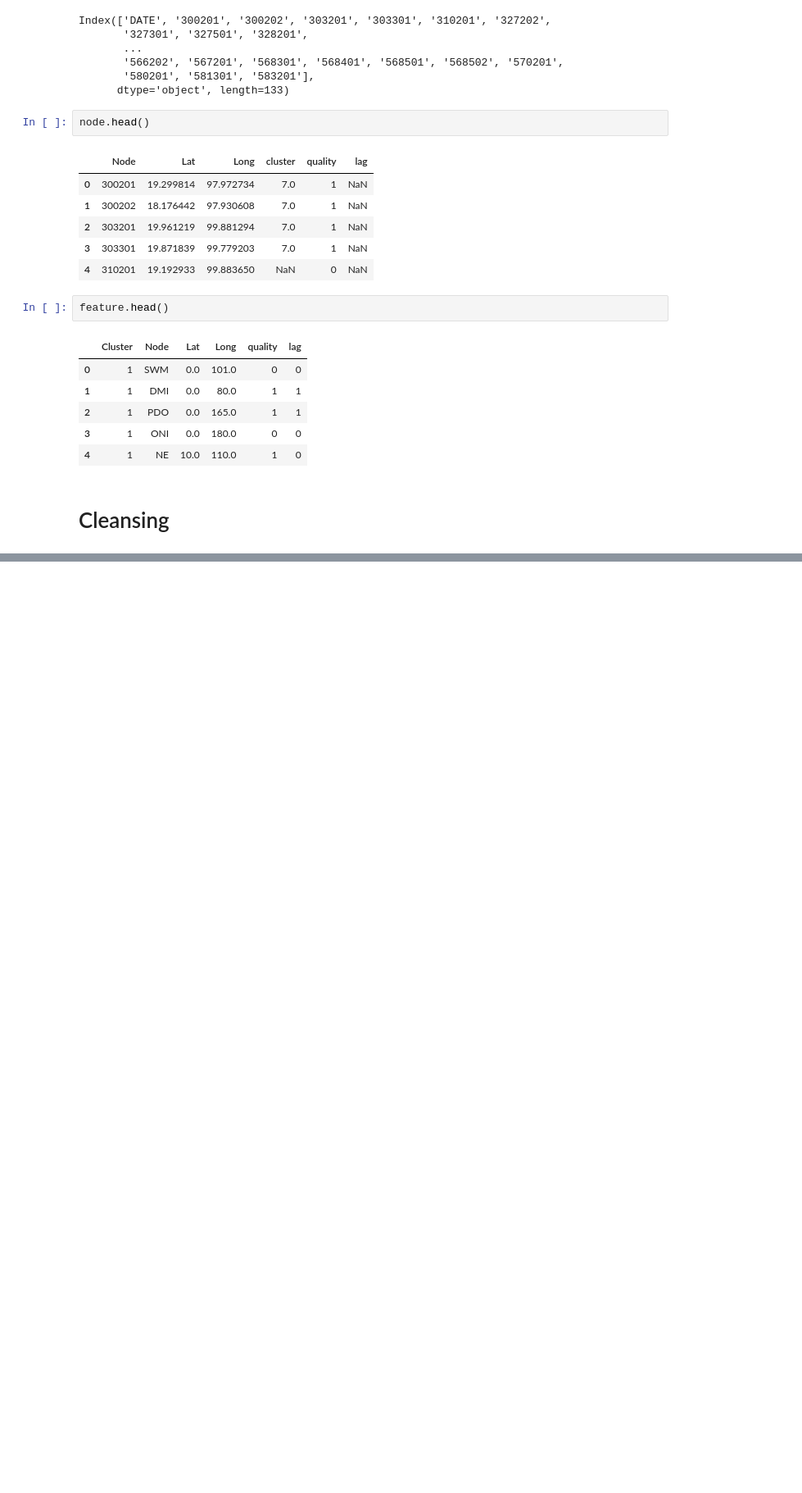
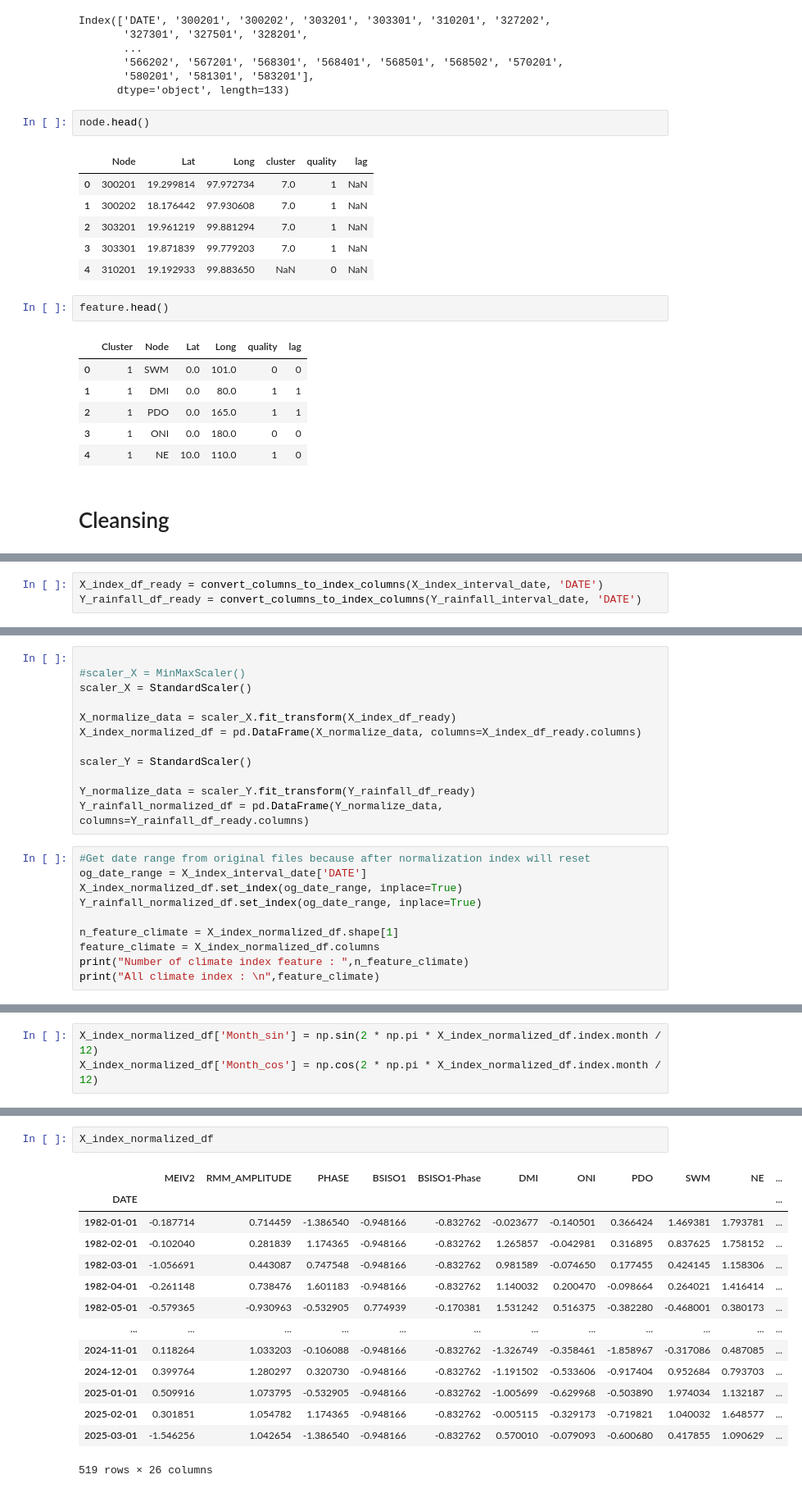
Before and after one commit to TKhahahah/Data_Mining_FinalProject, a Jupyter notebook: DTM_PJ1.ipynb, the cells around one changed output, grey strips where cells are left out. Shown at 82% size. Saved outputs shown, nothing was run; the diff lists cells and outputs as text; blank space fills up the shorter version.

```diff
--- a/DTM_PJ1.ipynb
+++ b/DTM_PJ1.ipynb
@@ -76,0 +260,3 @@ feature.head()
+# %%
+X_index_df_ready = convert_columns_to_index_columns(X_index_interval_date, 'DATE')
+Y_rainfall_df_ready = convert_columns_to_index_columns(Y_rainfall_interval_date, 'DATE')
@@ -76,0 +269,22 @@ feature.head()
+# %%
+
+#scaler_X = MinMaxScaler()
+scaler_X = StandardScaler()
+
+X_normalize_data = scaler_X.fit_transform(X_index_df_ready)
+X_index_normalized_df = pd.DataFrame(X_normalize_data, columns=X_index_df_ready.columns)
+
+scaler_Y = StandardScaler()
+
+Y_normalize_data = scaler_Y.fit_transform(Y_rainfall_df_ready)
+Y_rainfall_normalized_df = pd.DataFrame(Y_normalize_data, columns=Y_rainfall_df_ready.columns)
+# %%
+#Get date range from original files because after normalization index will reset
+og_date_range = X_index_interval_date['DATE']
+X_index_normalized_df.set_index(og_date_range, inplace=True)
+Y_rainfall_normalized_df.set_index(og_date_range, inplace=True)
+
+n_feature_climate = X_index_normalized_df.shape[1]
+feature_climate = X_index_normalized_df.columns
+print("Number of climate index feature : ",n_feature_climate)
+print("All climate index : \n",feature_climate)
@@ -76,0 +300,3 @@ feature.head()
+# %%
+X_index_normalized_df['Month_sin'] = np.sin(2 * np.pi * X_index_normalized_df.index.month / 12)
+X_index_normalized_df['Month_cos'] = np.cos(2 * np.pi * X_index_normalized_df.index.month / 12)
@@ -76,0 +344,17 @@ feature.head()
+# %%
+X_index_normalized_df
+# %% [output]
+|  | MEIV2 | RMM_AMPLITUDE | PHASE | BSISO1 | BSISO1-Phase | DMI | ONI | PDO | SWM | NE | ... |
+| DATE |  |  |  |  |  |  |  |  |  |  | ... |
+| 1982-01-01 | -0.187714 | 0.714459 | -1.386540 | -0.948166 | -0.832762 | -0.023677 | -0.140501 | 0.366424 | 1.469381 | 1.793781 | ... |
+| 1982-02-01 | -0.102040 | 0.281839 | 1.174365 | -0.948166 | -0.832762 | 1.265857 | -0.042981 | 0.316895 | 0.837625 | 1.758152 | ... |
+| 1982-03-01 | -1.056691 | 0.443087 | 0.747548 | -0.948166 | -0.832762 | 0.981589 | -0.074650 | 0.177455 | 0.424145 | 1.158306 | ... |
+| 1982-04-01 | -0.261148 | 0.738476 | 1.601183 | -0.948166 | -0.832762 | 1.140032 | 0.200470 | -0.098664 | 0.264021 | 1.416414 | ... |
+| 1982-05-01 | -0.579365 | -0.930963 | -0.532905 | 0.774939 | -0.170381 | 1.531242 | 0.516375 | -0.382280 | -0.468001 | 0.380173 | ... |
+| ... | ... | ... | ... | ... | ... | ... | ... | ... | ... | ... | ... |
+| 2024-11-01 | 0.118264 | 1.033203 | -0.106088 | -0.948166 | -0.832762 | -1.326749 | -0.358461 | -1.858967 | -0.317086 | 0.487085 | ... |
+| 2024-12-01 | 0.399764 | 1.280297 | 0.320730 | -0.948166 | -0.832762 | -1.191502 | -0.533606 | -0.917404 | 0.952684 | 0.793703 | ... |
+| 2025-01-01 | 0.509916 | 1.073795 | -0.532905 | -0.948166 | -0.832762 | -1.005699 | -0.629968 | -0.503890 | 1.974034 | 1.132187 | ... |
+| 2025-02-01 | 0.301851 | 1.054782 | 1.174365 | -0.948166 | -0.832762 | -0.005115 | -0.329173 | -0.719821 | 1.040032 | 1.648577 | ... |
+| 2025-03-01 | -1.546256 | 1.042654 | -1.386540 | -0.948166 | -0.832762 | 0.570010 | -0.079093 | -0.600680 | 0.417855 | 1.090629 | ... |
+519 rows × 26 columns
```
Also changed, not shown: parts of 20 cells of this notebook.
